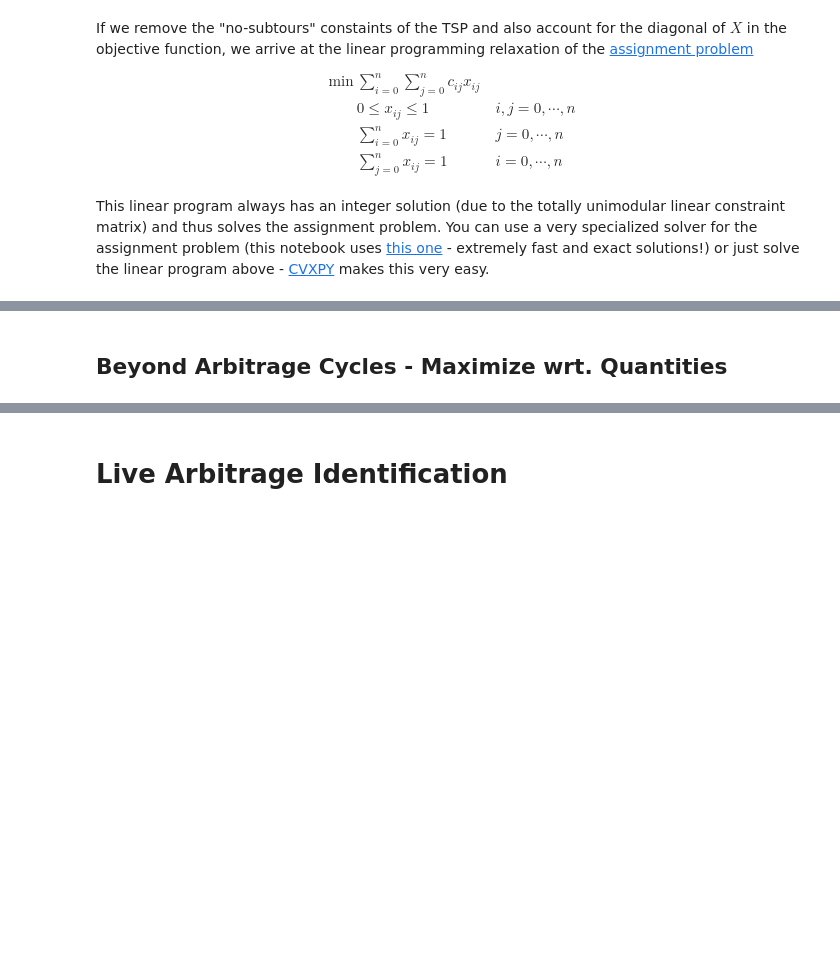
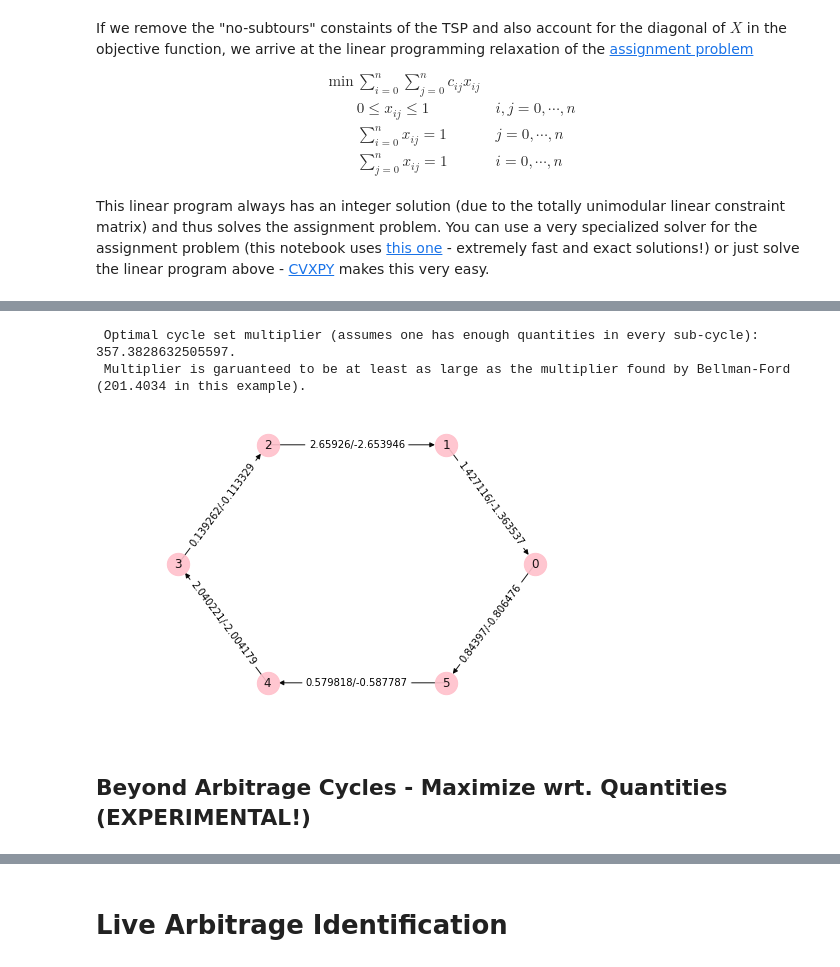
Before and after one commit to rcroessmann/sharing_public, a Jupyter notebook: arbitrage_identification.ipynb, the cells around one changed output, grey strips where cells are left out. Saved outputs shown, nothing was run; the diff lists cells and outputs as text; code cells hidden in the pictures; blank space fills up the shorter version.

```diff
--- a/arbitrage_identification.ipynb
+++ b/arbitrage_identification.ipynb
@@ -197,5 +208,41 @@ This linear program always has an integer solution (due to the totally unimodula
+# %%
+# Find best set of arbitrage cycles by solving the assignment problem
+X, total_cost = assignment_solver(C_ln)
+if np.sum(np.diag(X)) == len(X):
+    print('There is no arbitrage cycle in this graph!')
+else:
+    # show best set of cycles computed through the assignment problem
+    newG, newEdge_labels = remove_edges(G, edge_labels, X)
+    draw_my_graph(newG, pos, newEdge_labels)
+    print('\n Optimal cycle set multiplier (assumes one has enough quantities in every sub-cycle): ' + str(total_cost) + \
+          '. \n Multiplier is garuanteed to be at least as large as the multiplier found by Bellman-Ford (' + str(bf_multi) + ' in this example).')
+
+
+# Alternative: Solve Assignment Problem with CVXPY
+#X = Variable((len(C_ln),len(C_ln)))
+#iota = np.ones((len(C_ln),1))
+#
+#constraints = [X <= 1,
+#               X >= 0,
+#               X*iota == 1,
+#               np.transpose(iota)*X == 1]
+#
+## Form objective.
+#obj = Minimize(sum(multiply(X, C_ln)))
+#
+## Form and solve problem.
+#prob = Problem(obj, constraints)
+#prob.solve()  # Returns the optimal value.
+#print ("status:", prob.status)
+#print ("optimal value", prob.value)
+#X = pd.DataFrame(X.value)
+#display(X)
+# %% [output]
+ Optimal cycle set multiplier (assumes one has enough quantities in every sub-cycle): 357.3828632505597.
+ Multiplier is garuanteed to be at least as large as the multiplier found by Bellman-Ford (201.4034 in this example).
+[figure, added]
 # %% [markdown]
-## Beyond Arbitrage Cycles - Maximize wrt. Quantities
+## Beyond Arbitrage Cycles - Maximize wrt. Quantities (EXPERIMENTAL!)
 # %% [markdown]
 Assume that we start out with one quantity in each currency. Let us find the set of trades that maximize the quantity in currency $k$ without changing the other quantities. For two matrices $A$ and $B$ of the same dimensions, let $A\circ B$ denote the element-wise product (also denoted [Hadamard product](https://en.wikipedia.org/wiki/Hadamard_product_(matrices))).
 
```
Also changed, not shown: parts of 18 cells of this notebook.
